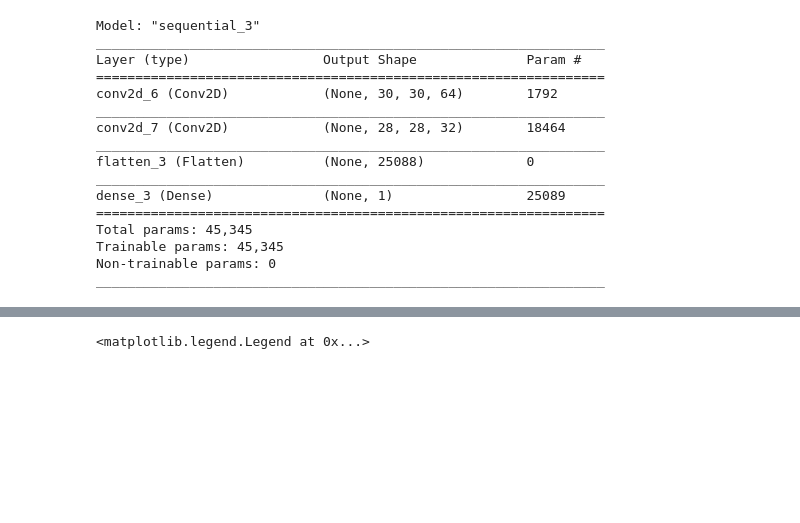
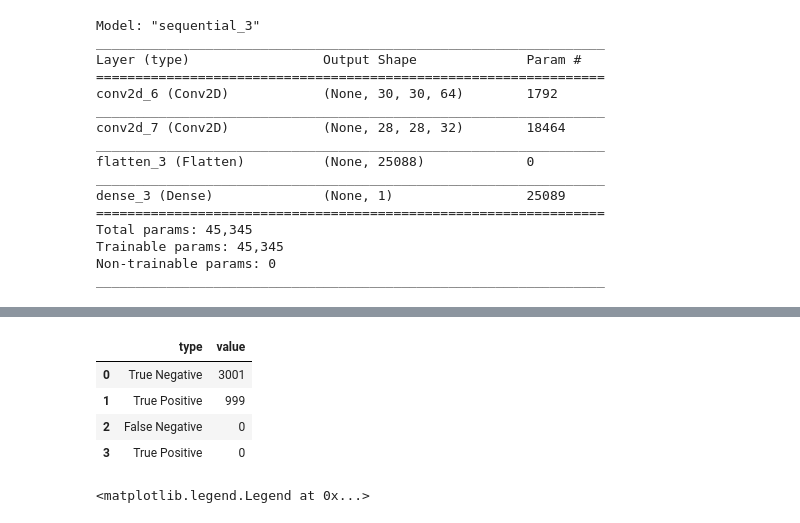
Before and after one commit to kpapijnenburg/cactus-detector, a Jupyter notebook: CNN-V1.ipynb, the cells around one changed output, grey strips where cells are left out. Saved outputs shown, nothing was run; the diff lists cells and outputs as text; code cells hidden in the pictures; blank space fills up the shorter version.

Commit message:
Added aditional evaluation to CNN-V1

```diff
--- a/CNN-V1.ipynb
+++ b/CNN-V1.ipynb
@@ -104,3 +91,21 @@ Epoch 15/15
+# %%
+# Further evaluation
+predictions = base_model.predict_classes(test_generator)
+y_true = test_generator.classes
+
+report = classification_report(y_true, predictions)
+print(report)
+# %%
+tn, fp, fn, tp = confusion_matrix(y_true, predictions, labels=[0, 1]).ravel()
+
+table = pd.DataFrame({'type': ['True Negative', 'True Positive', 'False Negative', 'True Positive'], 'value': [tn, fp, fn, tp]})
+table.head()
+# %% [output]
+|  | type | value |
+| 0 | True Negative | 3001 |
+| 1 | True Positive | 999 |
+| 2 | False Negative | 0 |
+| 3 | True Positive | 0 |
 # %%
 # Visualize accuracy
 fig, axes = plt.subplots(2, 1, figsize=(8, 10))
```
Also changed, not shown: parts of 2 cells of this notebook, 1 other file.
